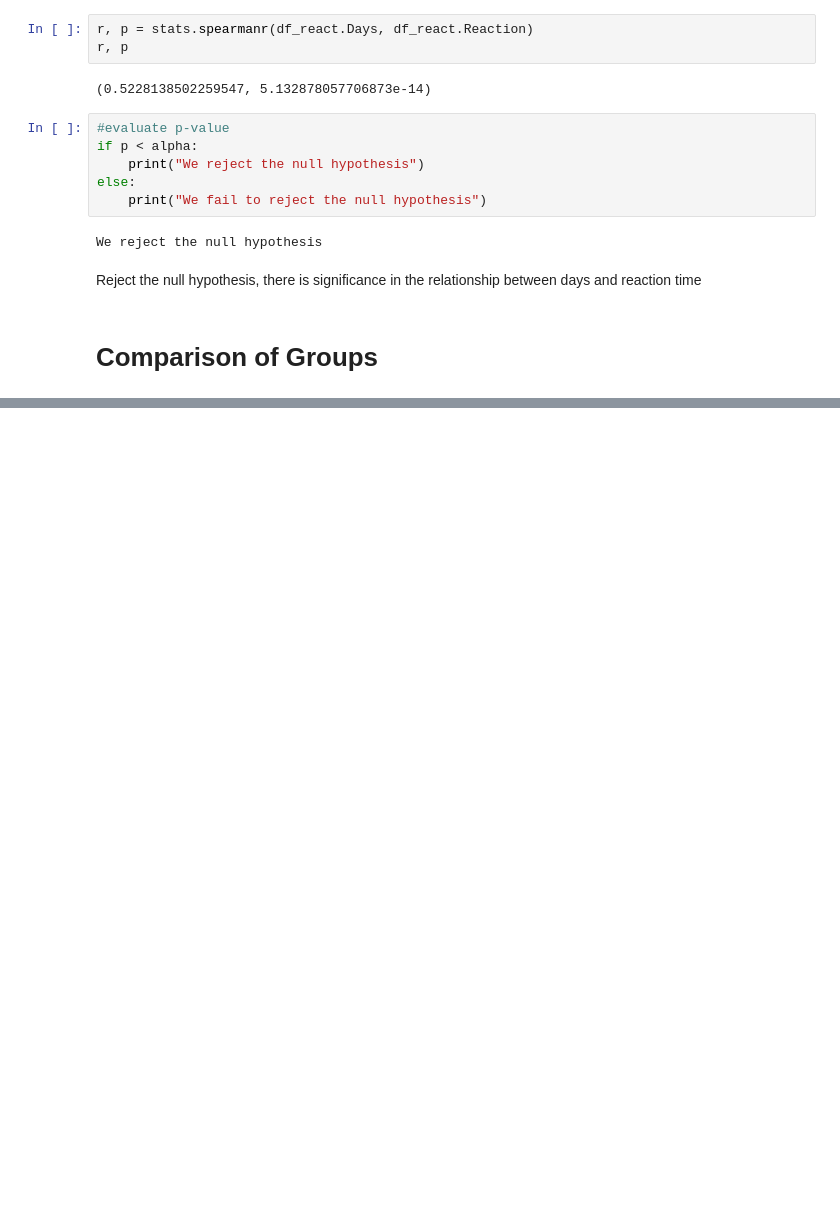
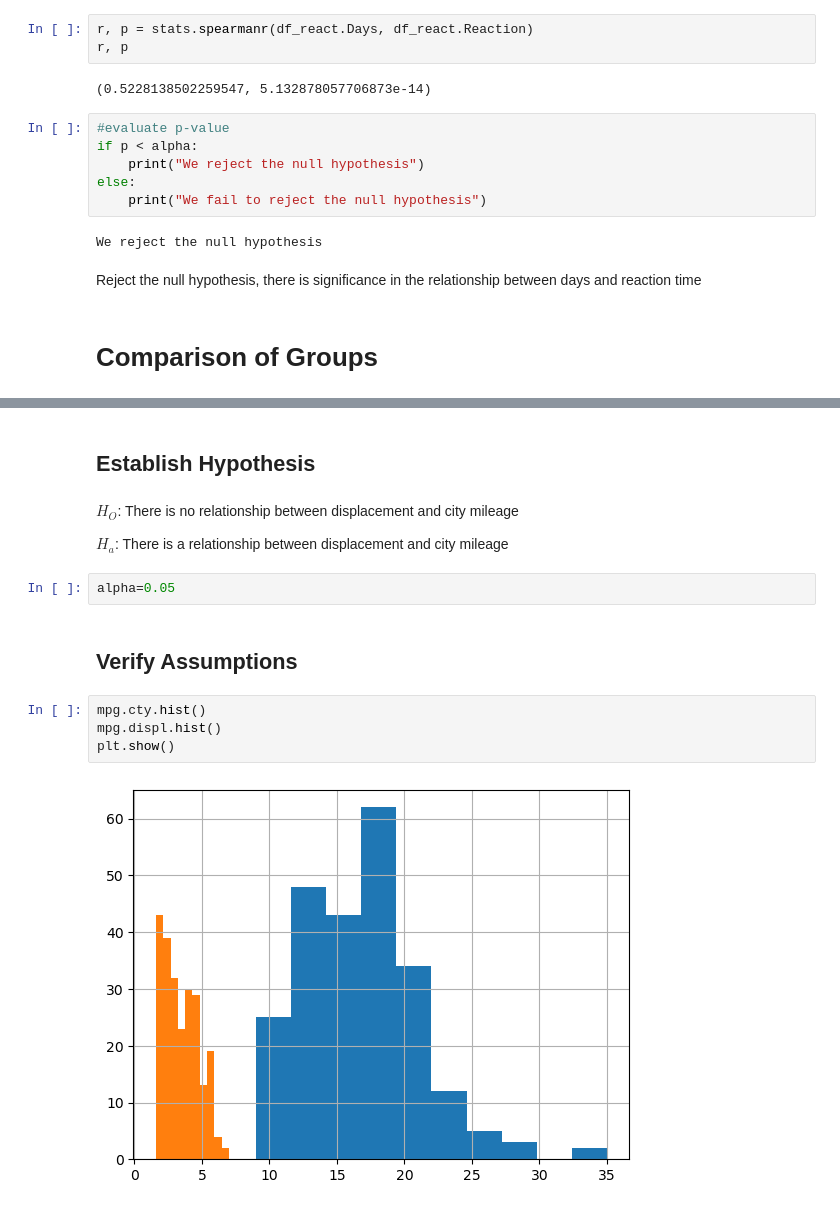
Before and after one commit to lewisalexia/simulation_exercises, a Jupyter notebook: hypothesis_testing.ipynb, the cells around one changed output, grey strips where cells are left out. Drawn from its saved outputs; the diff is of its cells as text; blank space fills up the shorter version.

```diff
--- a/hypothesis_testing.ipynb
+++ b/hypothesis_testing.ipynb
@@ -1004,0 +1120,16 @@ Do people with dogs live in apartments more than people with cats?
+# %% [markdown]
+## Establish Hypothesis
+# %% [markdown]
+$H_O$: There is no relationship between displacement and city mileage
+
+$H_a$: There is a relationship between displacement and city mileage
+# %%
+alpha=0.05
+# %% [markdown]
+## Verify Assumptions
+# %%
+mpg.cty.hist()
+mpg.displ.hist()
+plt.show()
+# %% [output]
+[figure, added]
```
Also changed, not shown: parts of 76 cells of this notebook.
